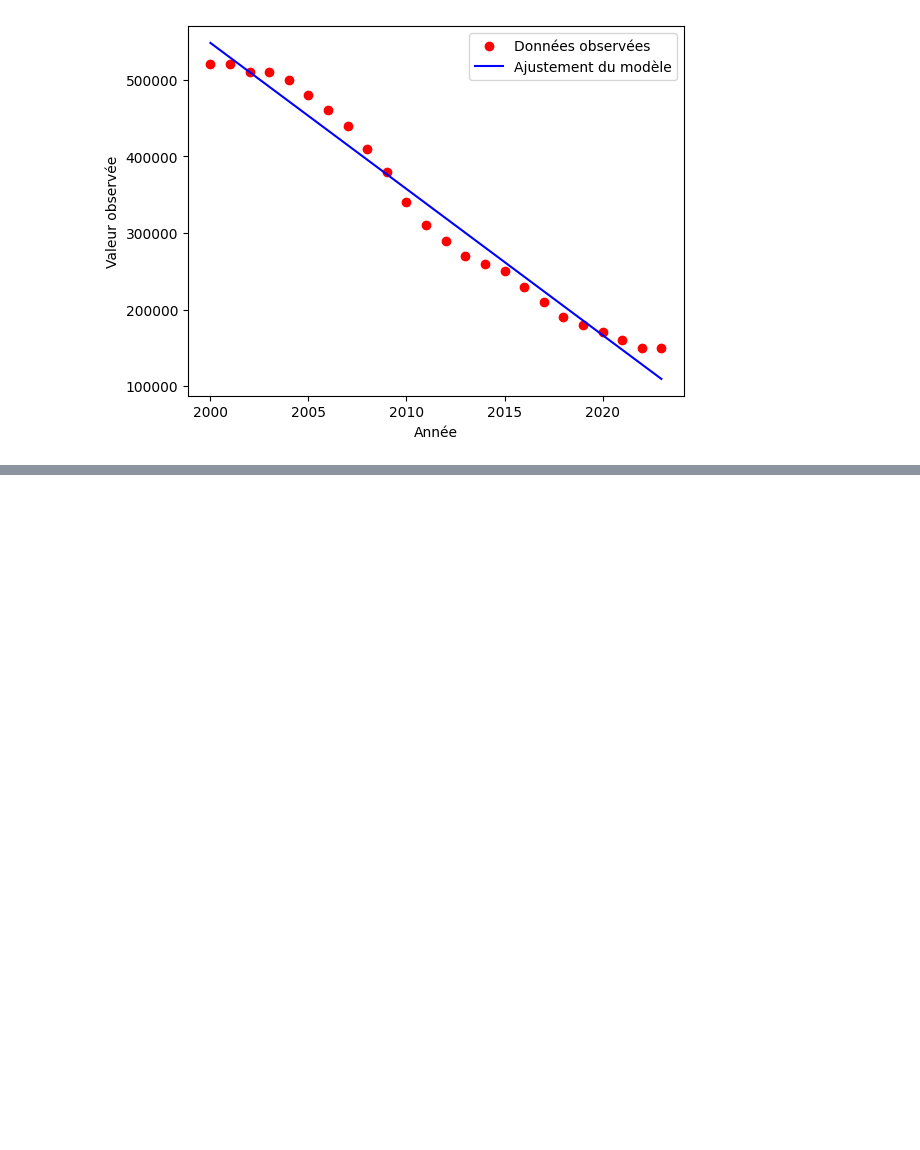
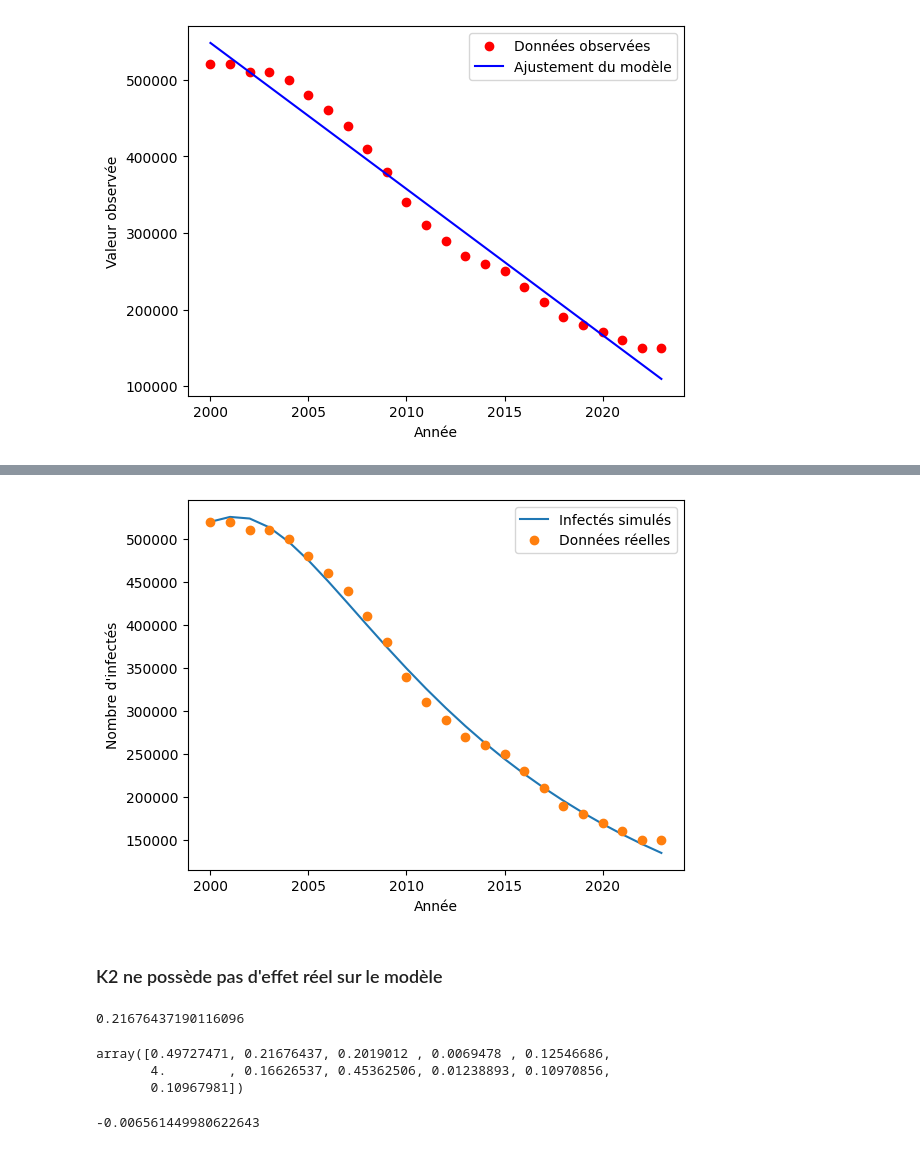
Before and after one commit to MoezGouiaa/Modelling-HIV-Aids-and-fitting-with-data-in-South-africa, a Jupyter notebook: data pre.ipynb, the cells around one changed output, grey strips where cells are left out. Drawn from its saved outputs; the diff is of its cells as text; code cells hidden in the pictures; blank space fills up the shorter version.

```diff
--- a/data pre.ipynb
+++ b/data pre.ipynb
@@ -192,0 +291,23 @@ D=a/b
+# %%
+optimal_params[5]=4 # on change k2=4
+k2=4
+plt.plot(years, simulated_results[:, 0], label='Infectés simulés')
+plt.plot(years, infection_data, 'o', label='Données réelles')
+plt.xlabel('Année')
+plt.ylabel('Nombre d\'infectés')
+plt.legend()
+plt.show()
+# %% [output]
+[figure, added]
+# %% [markdown]
+### K2 ne possède pas d'effet réel sur le modèle
+# %%
+alpha1
+# %% [output]
+0.21676437190116096
+# %%
+optimal_params
+# %% [output]
+array([0.49727471, 0.21676437, 0.2019012 , 0.0069478 , 0.12546686,
+       4.        , 0.16626537, 0.45362506, 0.01238893, 0.10970856,
+       0.10967981])
@@ -192,0 +316,5 @@ D=a/b
+# %%
+R0=beta*sigma/((1/beta)*(((mu+d)*alpha1*k2*lamda/((d+lamda)*(alpha1+alpha2+d+delta2)))-(d+k1+k2)))
+R0
+# %% [output]
+-0.006561449980622643
```
Also changed, not shown: parts of 11 cells of this notebook.
